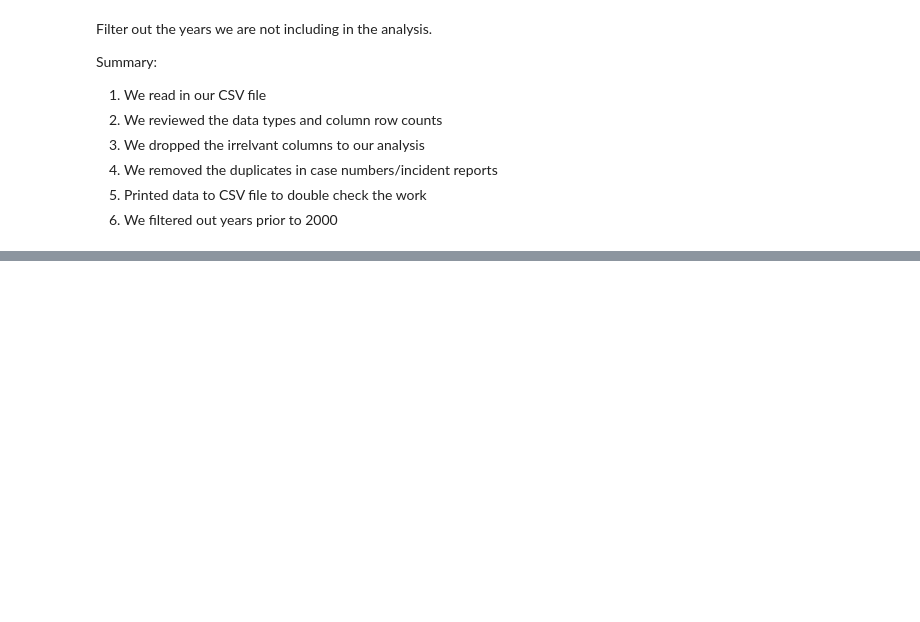
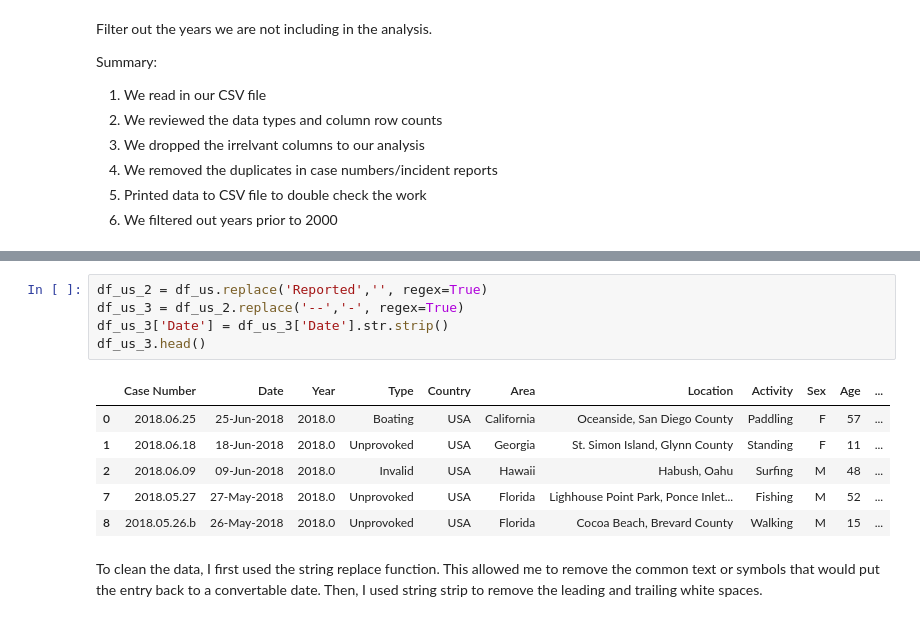
Before and after one commit to Jenmerce/smu_project1_sharkattacks, a Jupyter notebook: Jmercer Work/SharkData_CleaningJM.ipynb, the cells around one changed output, grey strips where cells are left out. Drawn from its saved outputs; the diff is of its cells as text; blank space fills up the shorter version.

```diff
--- a/Jmercer Work/SharkData_CleaningJM.ipynb
+++ b/Jmercer Work/SharkData_CleaningJM.ipynb
@@ -152,0 +189,16 @@ plt.show()
+# %%
+df_us_2 = df_us.replace('Reported','', regex=True)
+df_us_3 = df_us_2.replace('--','-', regex=True)
+df_us_3['Date'] = df_us_3['Date'].str.strip()
+df_us_3.head()
+# %% [output]
+|  | Case Number | Date | Year | Type | Country | Area | Location | Activity | Sex | Age | ... |
+| 0 | 2018.06.25 | 25-Jun-2018 | 2018.0 | Boating | USA | California | Oceanside, San Diego County | Paddling | F | 57 | ... |
+| 1 | 2018.06.18 | 18-Jun-2018 | 2018.0 | Unprovoked | USA | Georgia | St. Simon Island, Glynn County | Standing | F | 11 | ... |
+| 2 | 2018.06.09 | 09-Jun-2018 | 2018.0 | Invalid | USA | Hawaii | Habush, Oahu | Surfing | M | 48 | ... |
+| 7 | 2018.05.27 | 27-May-2018 | 2018.0 | Unprovoked | USA | Florida | Lighhouse Point Park, Ponce Inlet... | Fishing | M | 52 | ... |
+| 8 | 2018.05.26.b | 26-May-2018 | 2018.0 | Unprovoked | USA | Florida | Cocoa Beach, Brevard County | Walking | M | 15 | ... |
+# %% [markdown]
+To clean the data, I first used the string replace function.
+This allowed me to remove the common text or symbols that would put the entry back to a convertable date.
+Then, I used string strip to remove the leading and trailing white spaces.
```
Also changed, not shown: parts of 12 cells of this notebook, 3 other files.
